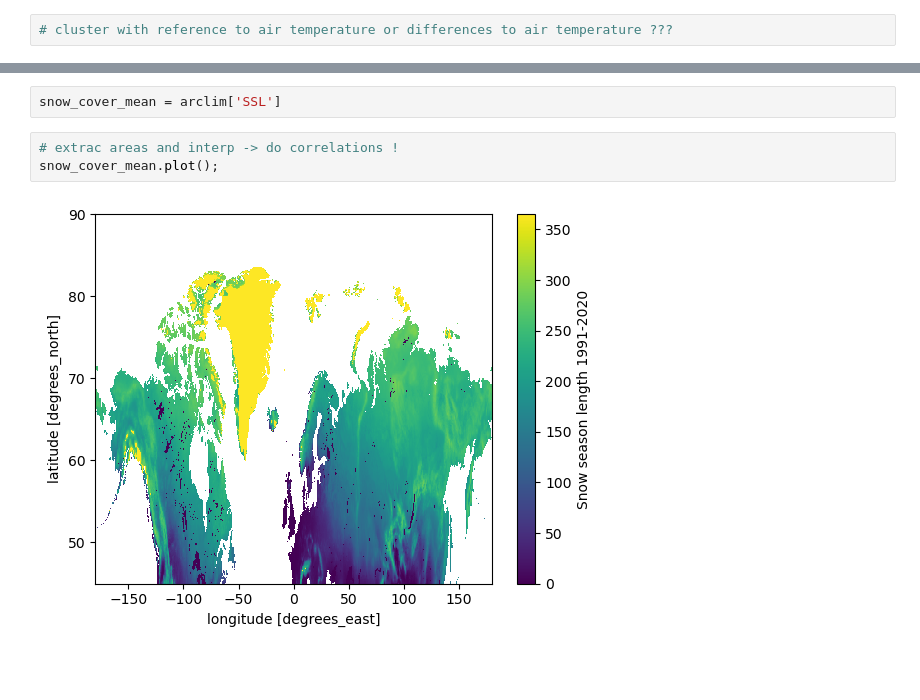
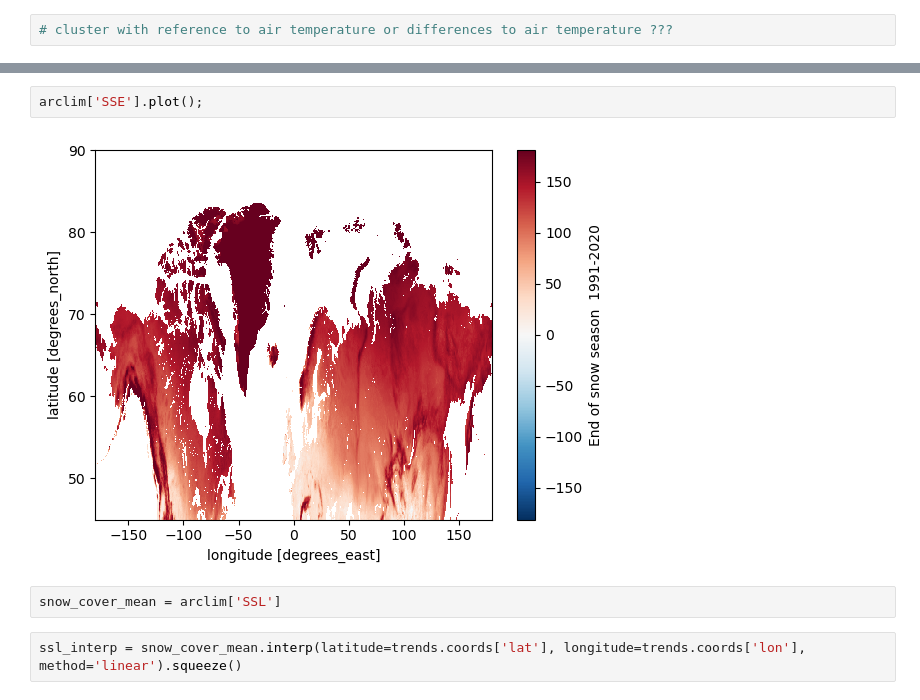
Before and after one commit to soniajdupuis/PhD_analysis, a Jupyter notebook: Paper_3_Analysis/box_plots.ipynb, the cells around one changed output, grey strips where cells are left out. Saved outputs shown, nothing was run; the diff lists cells and outputs as text; blank space fills up the shorter version.

```diff
--- a/Paper_3_Analysis/box_plots.ipynb
+++ b/Paper_3_Analysis/box_plots.ipynb
@@ -285,7 +325,8 @@ arclim = xr.open_dataset('../arclim_means.nc')
+# %%
+arclim['SSE'].plot();
+# %% [output]
+[figure, added]
 # %%
 snow_cover_mean = arclim['SSL']
-# %%
-# extrac areas and interp -> do correlations !
-snow_cover_mean.plot();
-# %% [output]
-[figure, removed]
+# %%
+ssl_interp = snow_cover_mean.interp(latitude=trends.coords['lat'], longitude=trends.coords['lon'], method='linear').squeeze()
```
Also changed, not shown: parts of 17 cells of this notebook, 7 other files.
